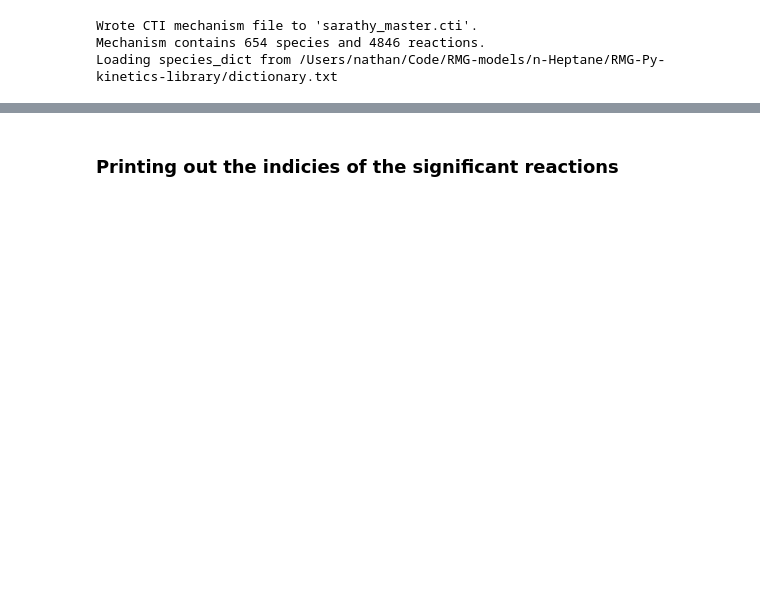
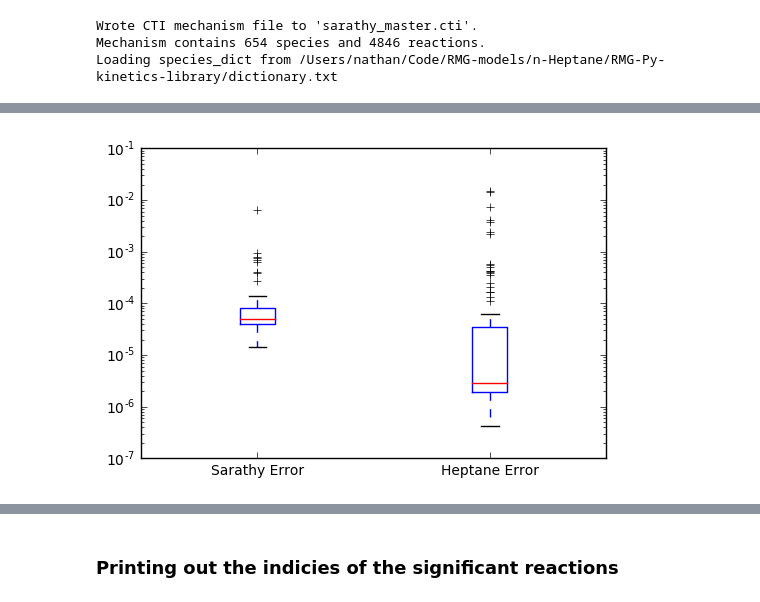
Before and after one commit to C-Underkoffler/OOHAbstraction, a Jupyter notebook: comparisonTST/ipython_notebooks/model_variation.ipynb, the cells around one changed output, grey strips where cells are left out. Drawn from its saved outputs; the diff is of its cells as text; code cells hidden in the pictures; blank space fills up the shorter version.

```diff
--- a/comparisonTST/ipython_notebooks/model_variation.ipynb
+++ b/comparisonTST/ipython_notebooks/model_variation.ipynb
@@ -276,0 +233,5 @@ sarathy_funct = lambda x: abs(x - sarathy_mean) / sarathy_std
+# %%
+sarathy_results = pd.DataFrame(sarathy_results)
+sarathy_results.columns = ["Reaction Index", "Sarathy Error"]
+sarathy_results = sarathy_results.set_index("Reaction Index")
+sarathy_results
@@ -277,12 +257,10 @@ sarathy_funct = lambda x: abs(x - sarathy_mean) / sarathy_std
 # %%
-print "These are the errors for Sarathy model swaps"
+print "These are the errors for the Heptane model swaps"
 from copy import deepcopy
 test_data = deepcopy(heptane_data)
 test_data = test_data[test_data.apply(np.isfinite)].apply(np.log10)
 data = test_data["0"][test_data['0'].apply(np.isfinite)]
 temps = test_data["0"][test_data['0'].apply(np.isfinite)].index
-
-standard_deviation = estimate_std_dev(temps, data)
 
 heptane_results = []
 for col in test_data.columns:
@@ -299,11 +277,11 @@ for col in test_data.columns:
         log_delay = test_data[col].loc[temp]
         heptane_delay = test_data['0'].loc[temp]
         i +=1
-        E_sum += ((heptane_delay - log_delay) / standard_deviation)**2
+        E_sum += abs(heptane_delay - log_delay)
 
         i +=1
 
-    E_sum = E_sum / float(i)
+    E_sum = E_sum / i
 
     heptane_results.append([col, E_sum])
 
@@ -332,7 +309,0 @@ For reaction 2959 the error is 5.52357491289e-10
-# %%
-heptane_results = pd.DataFrame(heptane_results)
-heptane_results.colums = ["Reaction", "Error"]
-heptane_mean = heptane_results[heptane_results[1].apply(np.isfinite)][1].mean()
-heptane_std = heptane_results[heptane_results[1].apply(np.isfinite)][1].std()
-
-heptane_funct = lambda x: abs(x - heptane_mean) / heptane_std
@@ -343,0 +310,5 @@ for i in sarathy_results[0][sarathy_results[1].apply(sarathy_funct) > 3]:
+# %%
+heptane_results = pd.DataFrame(heptane_results)
+heptane_results.columns = ["Reaction Index", "Heptane Error"]
+heptane_results = heptane_results.set_index("Reaction Index")
+heptane_results
@@ -343,0 +337,9 @@ for i in sarathy_results[0][sarathy_results[1].apply(sarathy_funct) > 3]:
+# %%
+results = pd.concat([sarathy_results, heptane_results], axis=1)
+_, bp = results.plot.box(return_type='both', logy=True)
+
+outliers = [flier.get_ydata() for flier in bp["fliers"]]
+sarathy_outliers = outliers[0]
+heptane_outliers = outliers[1]
+# %% [output]
+[figure, added]
```
Also changed, not shown: parts of 48 cells of this notebook, 4 other files.
